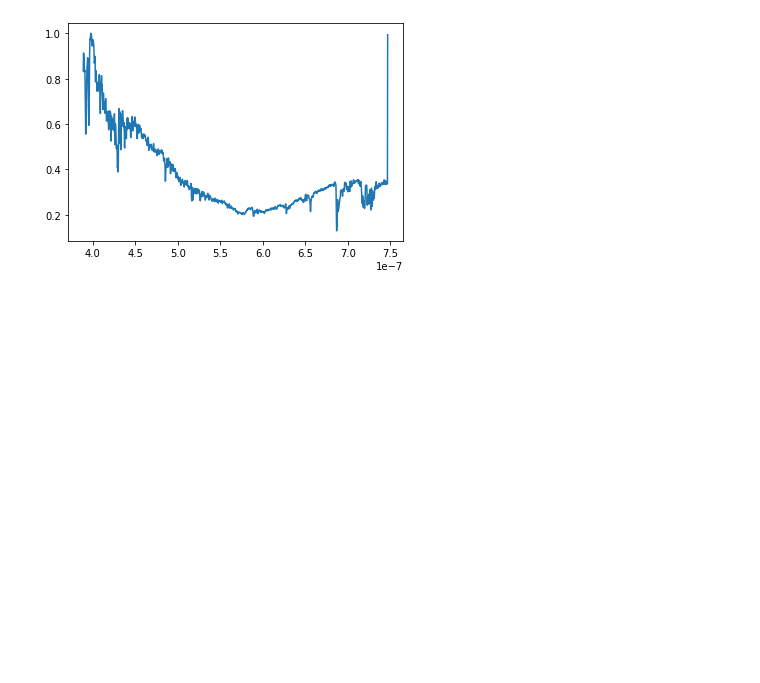
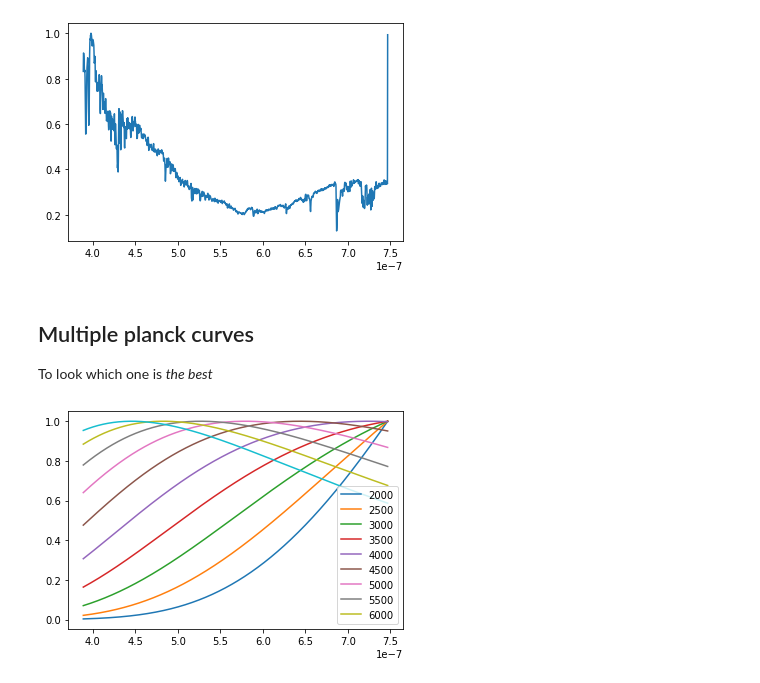
Before and after one commit to Yousousen/solar_physics, a Jupyter notebook: scripts/spectrum.ipynb, the cells around one changed output. Saved outputs shown, nothing was run; the diff lists cells and outputs as text; code cells hidden in the pictures; blank space fills up the shorter version.

```diff
--- a/scripts/spectrum.ipynb
+++ b/scripts/spectrum.ipynb
@@ -671,3 +671,15 @@ plt.plot(wavelengths, rayleigh_spectrum_with_coeff / np.max(rayleigh_spectrum_wi
 # %% [output]
 [<matplotlib.lines.Line2D at 0x...>]
 [figure]
+# %% [markdown]
+## Multiple planck curves
+To look which one is *the best*
+# %%
+planck_curves = [ [ planck(temp, x) for x in wavelengths ] for temp in range(2000, 7000, 500) ]
+planck_curves = [ x / np.max(x) for x  in planck_curves ]
+# %%
+for y in planck_curves:
+    plt.legend(range(2000,7000,500))
+    plt.plot(wavelengths, y)
+# %% [output]
+[figure, added]
```
Also changed, not shown: parts of 2 cells of this notebook, 2 other files.
